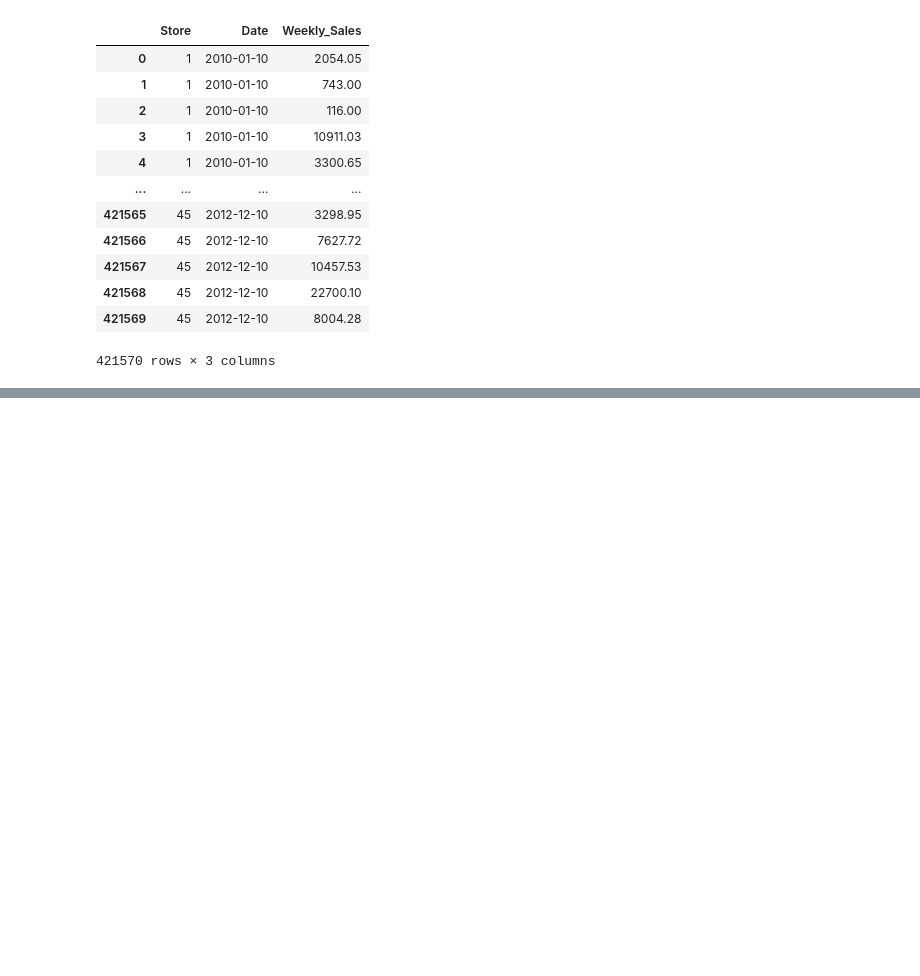
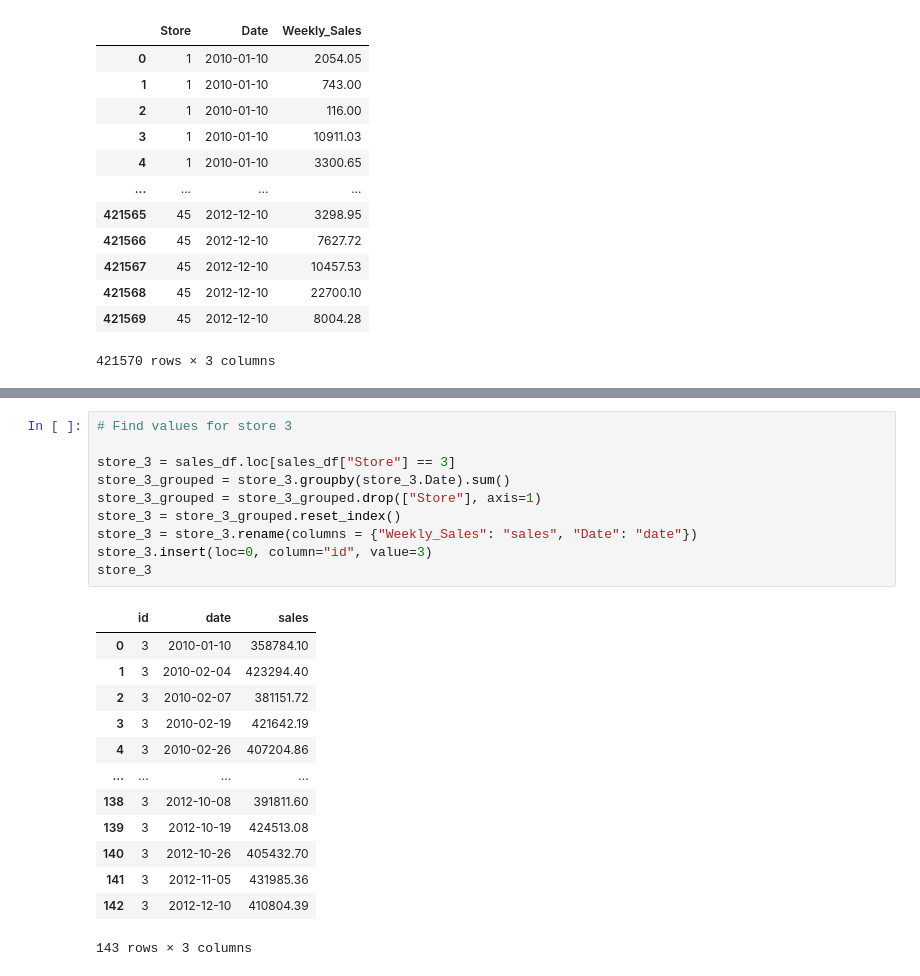
Before and after one commit to swdrich/etl-challenge, a Jupyter notebook: Sales_ETL_Copy.ipynb, the cells around one changed output, grey strips where cells are left out. Saved outputs shown, nothing was run; the diff lists cells and outputs as text; blank space fills up the shorter version.

```diff
--- a/Sales_ETL_Copy.ipynb
+++ b/Sales_ETL_Copy.ipynb
@@ -1137,0 +166,24 @@ store_45
+# %%
+# Find values for store 3
+
+store_3 = sales_df.loc[sales_df["Store"] == 3]
+store_3_grouped = store_3.groupby(store_3.Date).sum()
+store_3_grouped = store_3_grouped.drop(["Store"], axis=1)
+store_3 = store_3_grouped.reset_index()
+store_3 = store_3.rename(columns = {"Weekly_Sales": "sales", "Date": "date"})
+store_3.insert(loc=0, column="id", value=3)
+store_3
+# %% [output]
+|  | id | date | sales |
+| 0 | 3 | 2010-01-10 | 358784.10 |
+| 1 | 3 | 2010-02-04 | 423294.40 |
+| 2 | 3 | 2010-02-07 | 381151.72 |
+| 3 | 3 | 2010-02-19 | 421642.19 |
+| 4 | 3 | 2010-02-26 | 407204.86 |
+| ... | ... | ... | ... |
+| 138 | 3 | 2012-10-08 | 391811.60 |
+| 139 | 3 | 2012-10-19 | 424513.08 |
+| 140 | 3 | 2012-10-26 | 405432.70 |
+| 141 | 3 | 2012-11-05 | 431985.36 |
+| 142 | 3 | 2012-12-10 | 410804.39 |
+143 rows × 3 columns
```
Also changed, not shown: parts of 97 cells of this notebook, 2 other files.
